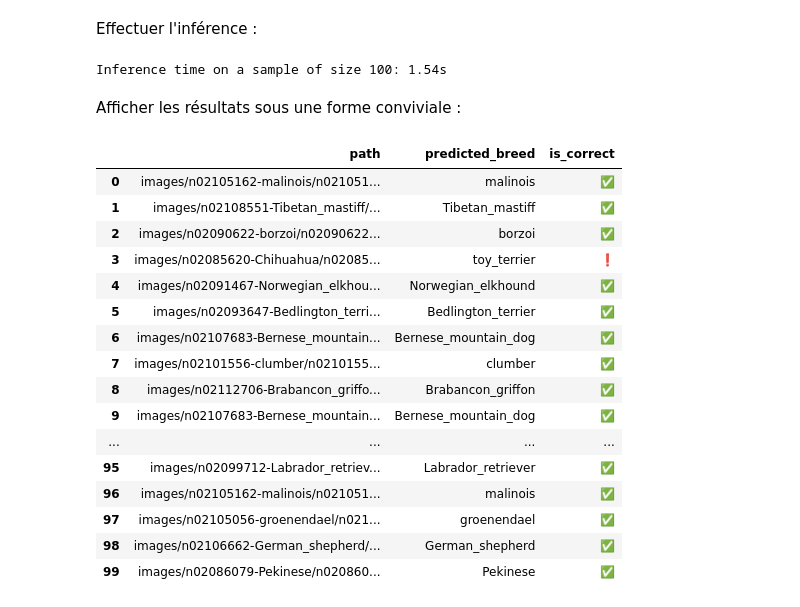
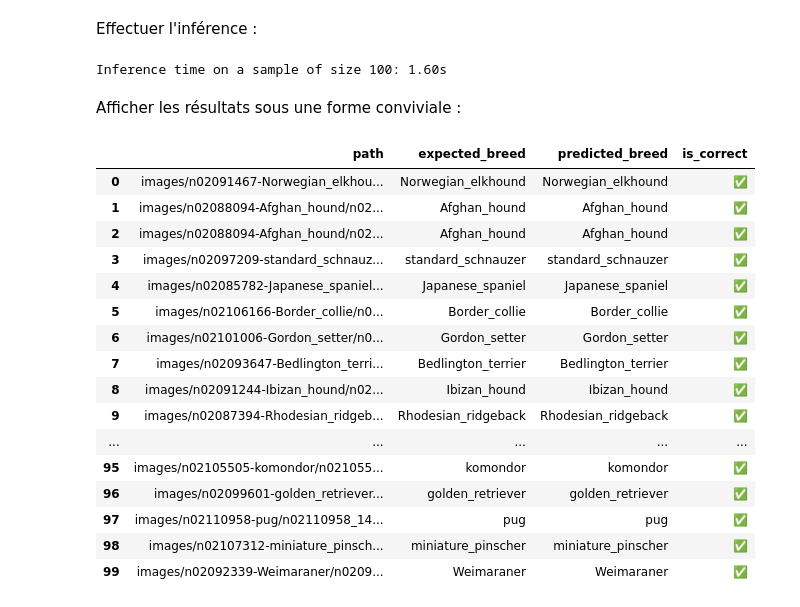
Before and after one commit to kirisakow/oc-dogs-cv-dl-poc, a Jupyter notebook: ISAKOV_Kiril_2_notebook_SoTA_model_052026.ipynb, the cells around one changed output. Saved outputs shown, nothing was run; the diff lists cells and outputs as text; code cells hidden in the pictures.

```diff
--- a/ISAKOV_Kiril_2_notebook_SoTA_model_052026.ipynb
+++ b/ISAKOV_Kiril_2_notebook_SoTA_model_052026.ipynb
@@ -330,15 +294,18 @@ Confusion Matrix:
 Top-5 Accuracy: 0.9898
 # %% [markdown]
 ## Prédiction en mode *blind test*
+# %%
+DEFAULT_BLIND_TEST_SAMPLE_SIZE = 100
+random_idx = np.random.choice(
+    len(input_paths_test),
+    size=min(DEFAULT_BLIND_TEST_SAMPLE_SIZE, len(input_paths_test)),
+    replace=False,
+)
+blind_test_sample = np.array(input_paths_test)[random_idx]
+blind_test_labels = np.array(labels_test)[random_idx]
 # %% [markdown]
 Effectuer l'inférence :
 # %%
-DEFAULT_BLIND_TEST_SAMPLE_SIZE = 100
-blind_test_sample = np.random.choice(
-    input_paths_test,
-    size=min(DEFAULT_BLIND_TEST_SAMPLE_SIZE, len(input_paths_test)),
-    replace=False
-)
 start_time = time.perf_counter()
 predicted_class_idx = []
 for path in blind_test_sample:
@@ -348,37 +315,38 @@ for path in blind_test_sample:
 end_time = time.perf_counter()
 print(f"\nInference time on a sample of size {len(blind_test_sample)}: {end_time - start_time:.2f}s")
 # %% [output]
-Inference time on a sample of size 100: 1.54s
+Inference time on a sample of size 100: 1.60s
 # %% [markdown]
 Afficher les résultats sous une forme conviviale :
 # %%
 df = pd.DataFrame({
     'path': blind_test_sample,
-    'predicted_breed': [CLASS_NAMES_SORTED[pred_idx] for pred_idx in predicted_class_idx]
+    'expected_breed': blind_test_labels,
+    'predicted_breed': [CLASS_NAMES_SORTED[pred_idx] for pred_idx in predicted_class_idx],
 }, dtype=str)
 df['is_correct'] = df.apply(
     lambda row: '✅' if row['predicted_breed'] in row['path'] else '❗️',
     axis=1
 )
 default_max_rows = pd.options.display.max_rows
 pd.options.display.max_rows = DEFAULT_BLIND_TEST_SAMPLE_SIZE
 display(df)
 pd.options.display.max_rows = default_max_rows
 # %% [output]
-|  | path | predicted_breed | is_correct |
-| 0 | images/n02105162-malinois/n021051... | malinois | ✅ |
-| 1 | images/n02108551-Tibetan_mastiff/... | Tibetan_mastiff | ✅ |
-| 2 | images/n02090622-borzoi/n02090622... | borzoi | ✅ |
-| 3 | images/n02085620-Chihuahua/n02085... | toy_terrier | ❗️ |
-| 4 | images/n02091467-Norwegian_elkhou... | Norwegian_elkhound | ✅ |
-| 5 | images/n02093647-Bedlington_terri... | Bedlington_terrier | ✅ |
-| 6 | images/n02107683-Bernese_mountain... | Bernese_mountain_dog | ✅ |
-| 7 | images/n02101556-clumber/n0210155... | clumber | ✅ |
-| 8 | images/n02112706-Brabancon_griffo... | Brabancon_griffon | ✅ |
-| 9 | images/n02107683-Bernese_mountain... | Bernese_mountain_dog | ✅ |
-| ... | ... | ... | ... |
-| 95 | images/n02099712-Labrador_retriev... | Labrador_retriever | ✅ |
-| 96 | images/n02105162-malinois/n021051... | malinois | ✅ |
-| 97 | images/n02105056-groenendael/n021... | groenendael | ✅ |
-| 98 | images/n02106662-German_shepherd/... | German_shepherd | ✅ |
-| 99 | images/n02086079-Pekinese/n020860... | Pekinese | ✅ |
+|  | path | expected_breed | predicted_breed | is_correct |
+| 0 | images/n02091467-Norwegian_elkhou... | Norwegian_elkhound | Norwegian_elkhound | ✅ |
+| 1 | images/n02088094-Afghan_hound/n02... | Afghan_hound | Afghan_hound | ✅ |
+| 2 | images/n02088094-Afghan_hound/n02... | Afghan_hound | Afghan_hound | ✅ |
+| 3 | images/n02097209-standard_schnauz... | standard_schnauzer | standard_schnauzer | ✅ |
+| 4 | images/n02085782-Japanese_spaniel... | Japanese_spaniel | Japanese_spaniel | ✅ |
+| 5 | images/n02106166-Border_collie/n0... | Border_collie | Border_collie | ✅ |
+| 6 | images/n02101006-Gordon_setter/n0... | Gordon_setter | Gordon_setter | ✅ |
+| 7 | images/n02093647-Bedlington_terri... | Bedlington_terrier | Bedlington_terrier | ✅ |
+| 8 | images/n02091244-Ibizan_hound/n02... | Ibizan_hound | Ibizan_hound | ✅ |
+| 9 | images/n02087394-Rhodesian_ridgeb... | Rhodesian_ridgeback | Rhodesian_ridgeback | ✅ |
+| ... | ... | ... | ... | ... |
+| 95 | images/n02105505-komondor/n021055... | komondor | komondor | ✅ |
+| 96 | images/n02099601-golden_retriever... | golden_retriever | golden_retriever | ✅ |
+| 97 | images/n02110958-pug/n02110958_14... | pug | pug | ✅ |
+| 98 | images/n02107312-miniature_pinsch... | miniature_pinscher | miniature_pinscher | ✅ |
+| 99 | images/n02092339-Weimaraner/n0209... | Weimaraner | Weimaraner | ✅ |
```
Also changed, not shown: parts of 7 cells of this notebook, 9 other files.
